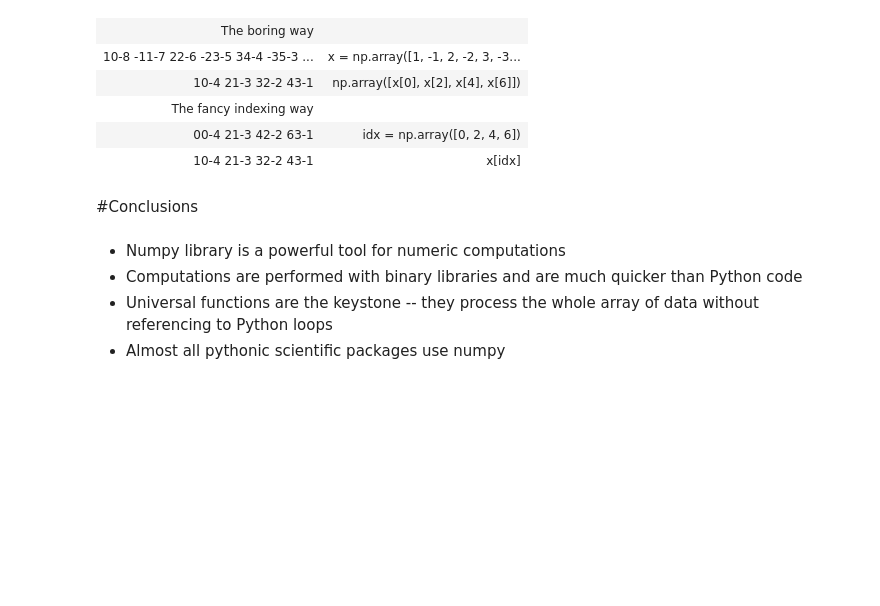
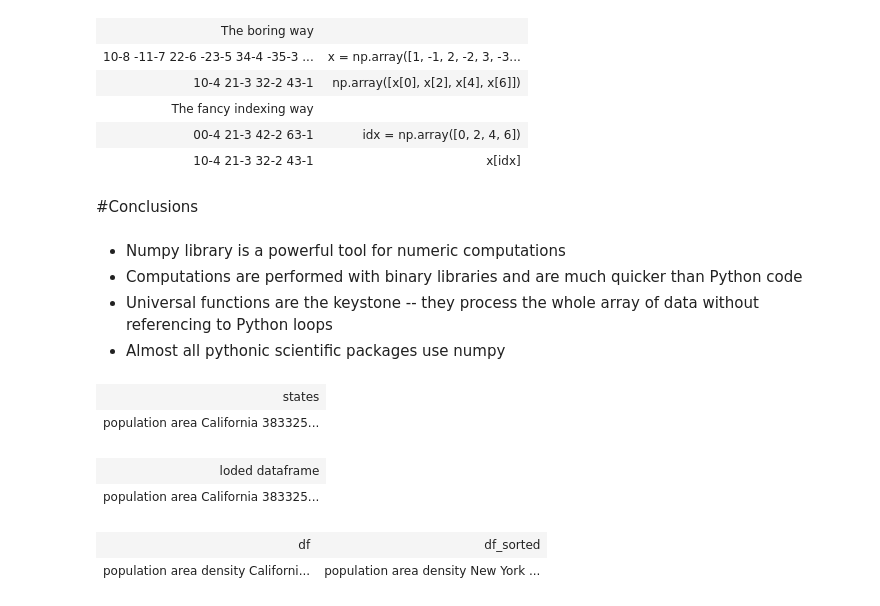
Before and after one commit to fbeilstein/kai_programming, a Jupyter notebook: lecture_2_numpy_refresher.ipynb, the cells around one changed output. Saved outputs shown, nothing was run; the diff lists cells and outputs as text; code cells hidden in the pictures; blank space fills up the shorter version.

```diff
--- a/lecture_2_numpy_refresher.ipynb
+++ b/lecture_2_numpy_refresher.ipynb
@@ -2155,0 +2249,39 @@ draw_tbl([[{'text': 'The boring way', 'colspan':2}],
+# %%
+import pandas as pd
+
+# Your data
+population = pd.Series({'California': 38332521, 'Texas': 26448193, 'New York': 19651127,'Florida': 19552860, 'Illinois': 12882135})
+area = pd.Series({'California': 423967, 'Texas': 695662, 'New York': 141297, 'Florida': 170312, 'Illinois': 149995})
+states = pd.DataFrame({'population': population, 'area': area})
+
+# Save to CSV
+# By default, this includes the state names as the first column
+states.to_csv('states_data.csv')
+
+draw_tbl([['states'],
+          [pandas_to_html(states)]])
+# %% [output]
+| states |
+| population area California 383325... |
+# %%
+# Load the data back
+df = pd.read_csv('states_data.csv', index_col=0)
+
+draw_tbl([['loded dataframe'],
+          [pandas_to_html(df)]])
+# %% [output]
+| loded dataframe |
+| population area California 383325... |
+# %%
+# Create a new column using existing ones
+df['density'] = df['population'] / df['area']
+
+
+# Sort by the highest density
+df_sorted = df.sort_values('density', ascending=False)
+
+draw_tbl([['df', 'df_sorted'],
+          [pandas_to_html(df), pandas_to_html(df_sorted)]])
+# %% [output]
+| df | df_sorted |
+| population area density Californi... | population area density New York ... |
```
Also changed, not shown: parts of 1 cell of this notebook.
